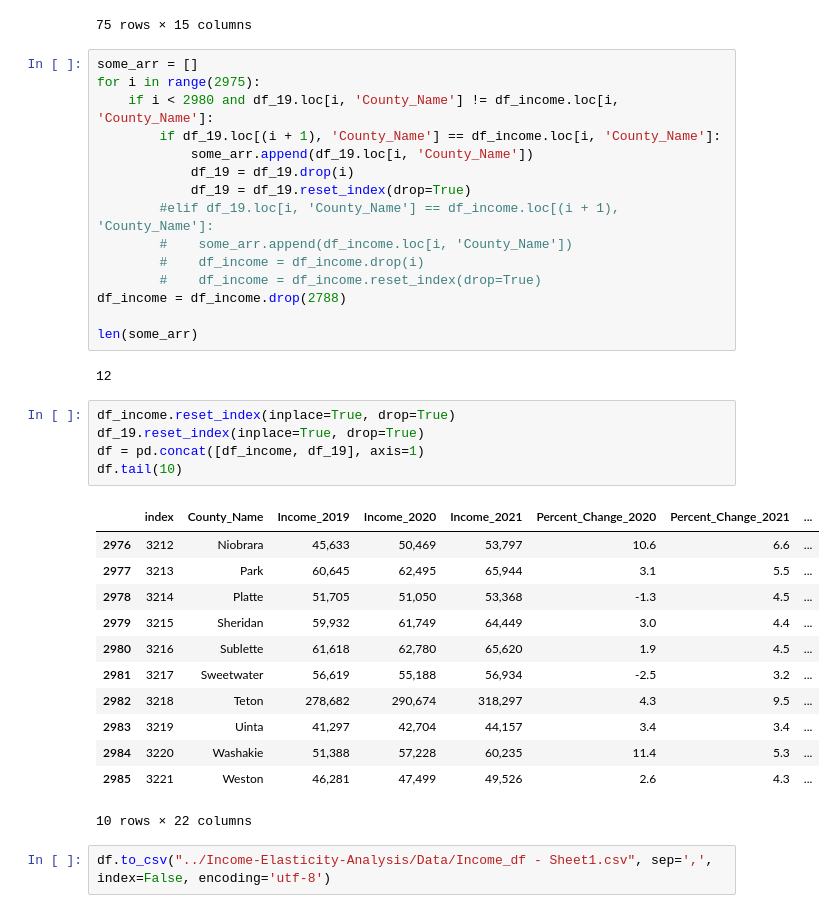
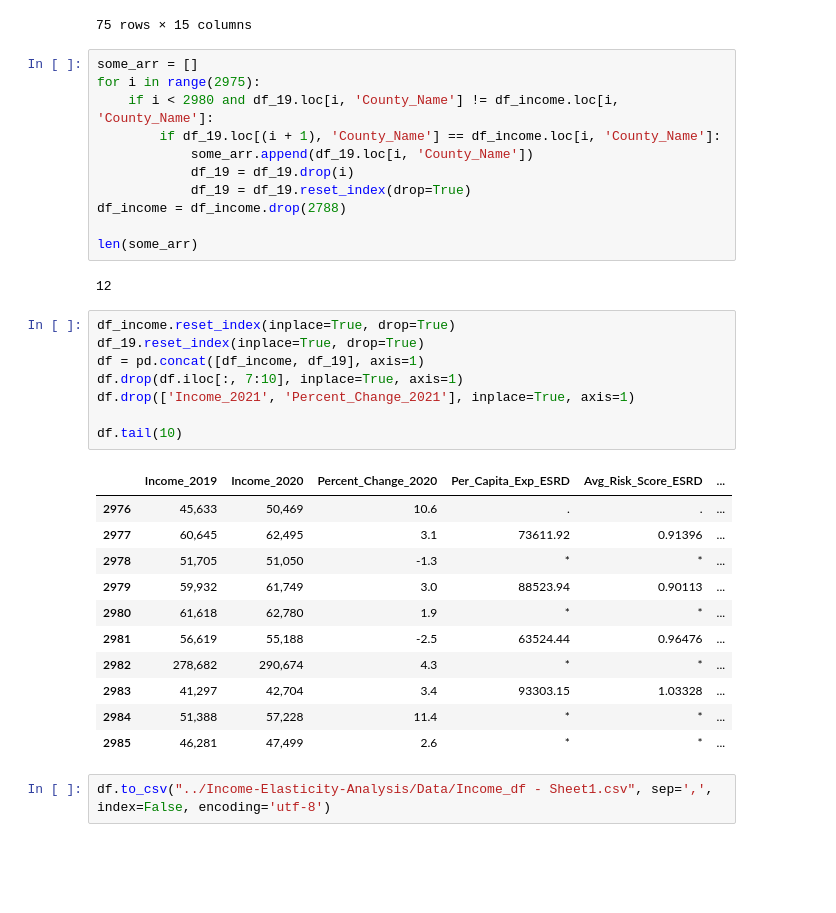
Before and after one commit to AdvaySingh1/Income-Elasticity-Analysis, a Jupyter notebook: Elasticity-Analysis.ipynb, the cells around one changed output. Cells and saved outputs as stored; diff of their text form; blank space fills up the shorter version.

```diff
--- a/Elasticity-Analysis.ipynb
+++ b/Elasticity-Analysis.ipynb
@@ -140,10 +141,6 @@ for i in range(2975):
             some_arr.append(df_19.loc[i, 'County_Name'])
             df_19 = df_19.drop(i)
             df_19 = df_19.reset_index(drop=True)
-        #elif df_19.loc[i, 'County_Name'] == df_income.loc[(i + 1), 'County_Name']:
-        #    some_arr.append(df_income.loc[i, 'County_Name'])
-        #    df_income = df_income.drop(i)
-        #    df_income = df_income.reset_index(drop=True)
 df_income = df_income.drop(2788)
 
 len(some_arr)
@@ -152,20 +149,22 @@ len(some_arr)
 # %%
 df_income.reset_index(inplace=True, drop=True)
 df_19.reset_index(inplace=True, drop=True)
 df = pd.concat([df_income, df_19], axis=1)
+df.drop(df.iloc[:, 7:10], inplace=True, axis=1)
+df.drop(['Income_2021', 'Percent_Change_2021'], inplace=True, axis=1)
+
 df.tail(10)
 # %% [output]
-|  | index | County_Name | Income_2019 | Income_2020 | Income_2021 | Percent_Change_2020 | Percent_Change_2021 | ... |
-| 2976 | 3212 | Niobrara | 45,633 | 50,469 | 53,797 | 10.6 | 6.6 | ... |
-| 2977 | 3213 | Park | 60,645 | 62,495 | 65,944 | 3.1 | 5.5 | ... |
-| 2978 | 3214 | Platte | 51,705 | 51,050 | 53,368 | -1.3 | 4.5 | ... |
-| 2979 | 3215 | Sheridan | 59,932 | 61,749 | 64,449 | 3.0 | 4.4 | ... |
-| 2980 | 3216 | Sublette | 61,618 | 62,780 | 65,620 | 1.9 | 4.5 | ... |
-| 2981 | 3217 | Sweetwater | 56,619 | 55,188 | 56,934 | -2.5 | 3.2 | ... |
-| 2982 | 3218 | Teton | 278,682 | 290,674 | 318,297 | 4.3 | 9.5 | ... |
-| 2983 | 3219 | Uinta | 41,297 | 42,704 | 44,157 | 3.4 | 3.4 | ... |
-| 2984 | 3220 | Washakie | 51,388 | 57,228 | 60,235 | 11.4 | 5.3 | ... |
-| 2985 | 3221 | Weston | 46,281 | 47,499 | 49,526 | 2.6 | 4.3 | ... |
+|  | Income_2019 | Income_2020 | Percent_Change_2020 | Per_Capita_Exp_ESRD | Avg_Risk_Score_ESRD | ... |
+| 2976 | 45,633 | 50,469 | 10.6 | . | . | ... |
+| 2977 | 60,645 | 62,495 | 3.1 | 73611.92 | 0.91396 | ... |
+| 2978 | 51,705 | 51,050 | -1.3 | * | * | ... |
+| 2979 | 59,932 | 61,749 | 3.0 | 88523.94 | 0.90113 | ... |
+| 2980 | 61,618 | 62,780 | 1.9 | * | * | ... |
+| 2981 | 56,619 | 55,188 | -2.5 | 63524.44 | 0.96476 | ... |
+| 2982 | 278,682 | 290,674 | 4.3 | * | * | ... |
+| 2983 | 41,297 | 42,704 | 3.4 | 93303.15 | 1.03328 | ... |
+| 2984 | 51,388 | 57,228 | 11.4 | * | * | ... |
+| 2985 | 46,281 | 47,499 | 2.6 | * | * | ... |
-10 rows × 22 columns
 # %%
 df.to_csv("../Income-Elasticity-Analysis/Data/Income_df - Sheet1.csv", sep=',', index=False, encoding='utf-8')
```
Also changed, not shown: parts of 11 cells of this notebook, 1 other file.
